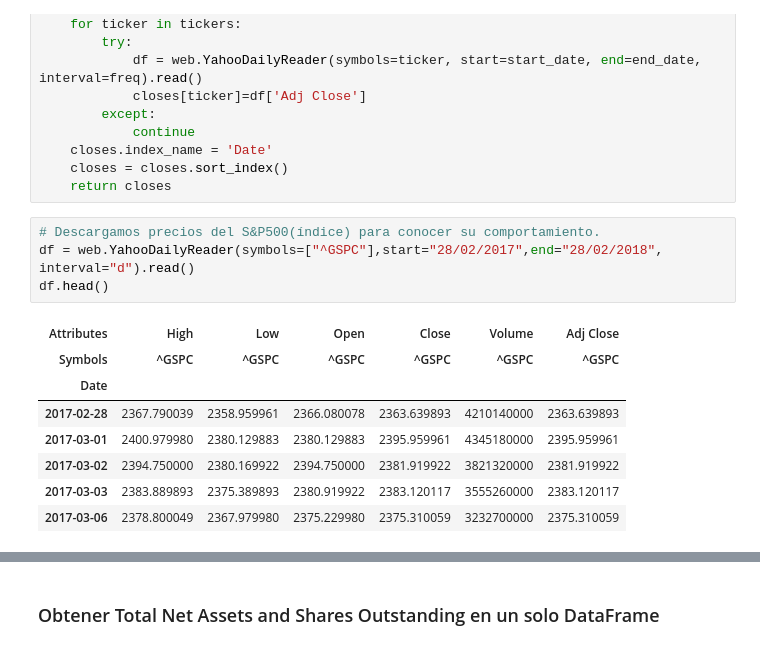
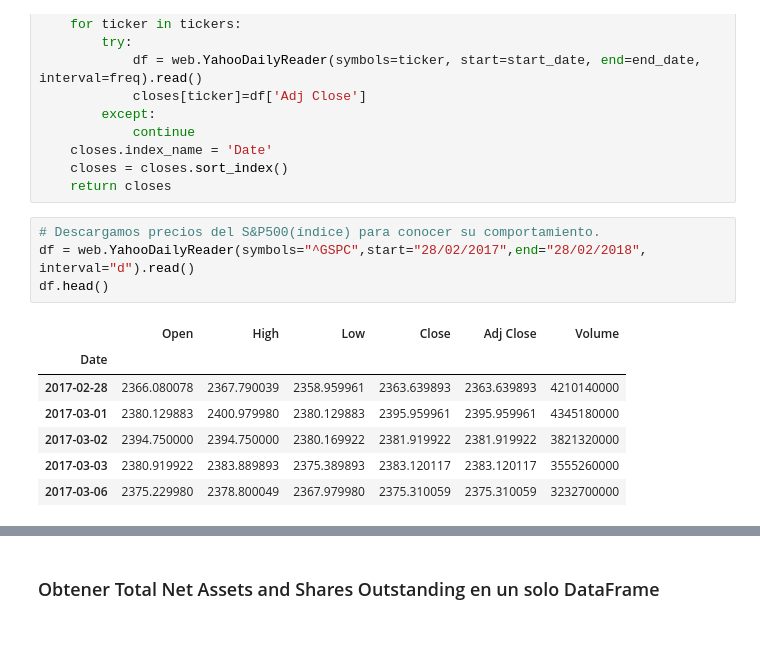
Before and after one commit to cRistiancec/Microestructuras-Sistemas-de-Trading-Lab-1, a Jupyter notebook: Laboratorio1/D_myst_laboratorio1.ipynb, the cells around one changed output, grey strips where cells are left out. Saved outputs shown, nothing was run; the diff lists cells and outputs as text.

```diff
--- a/Laboratorio1/D_myst_laboratorio1.ipynb
+++ b/Laboratorio1/D_myst_laboratorio1.ipynb
@@ -248,17 +247,16 @@ def get_closes(tickers, start_date=None, end_date=None, freq=None):
     return closes
 # %%
 # Descargamos precios del S&P500(índice) para conocer su comportamiento.
-df = web.YahooDailyReader(symbols=["^GSPC"],start="28/02/2017",end="28/02/2018", interval="d").read()
+df = web.YahooDailyReader(symbols="^GSPC",start="28/02/2017",end="28/02/2018", interval="d").read()
 df.head()
 # %% [output]
-| Attributes | High | Low | Open | Close | Volume | Adj Close |
-| Symbols | ^GSPC | ^GSPC | ^GSPC | ^GSPC | ^GSPC | ^GSPC |
+|  | Open | High | Low | Close | Adj Close | Volume |
 | Date |  |  |  |  |  |  |
-| 2017-02-28 | 2367.790039 | 2358.959961 | 2366.080078 | 2363.639893 | 4210140000 | 2363.639893 |
-| 2017-03-01 | 2400.979980 | 2380.129883 | 2380.129883 | 2395.959961 | 4345180000 | 2395.959961 |
-| 2017-03-02 | 2394.750000 | 2380.169922 | 2394.750000 | 2381.919922 | 3821320000 | 2381.919922 |
-| 2017-03-03 | 2383.889893 | 2375.389893 | 2380.919922 | 2383.120117 | 3555260000 | 2383.120117 |
-| 2017-03-06 | 2378.800049 | 2367.979980 | 2375.229980 | 2375.310059 | 3232700000 | 2375.310059 |
+| 2017-02-28 | 2366.080078 | 2367.790039 | 2358.959961 | 2363.639893 | 2363.639893 | 4210140000 |
+| 2017-03-01 | 2380.129883 | 2400.979980 | 2380.129883 | 2395.959961 | 2395.959961 | 4345180000 |
+| 2017-03-02 | 2394.750000 | 2394.750000 | 2380.169922 | 2381.919922 | 2381.919922 | 3821320000 |
+| 2017-03-03 | 2380.919922 | 2383.889893 | 2375.389893 | 2383.120117 | 2383.120117 | 3555260000 |
+| 2017-03-06 | 2375.229980 | 2378.800049 | 2367.979980 | 2375.310059 | 2375.310059 | 3232700000 |
 # %%
 trace = go.Candlestick(x=df.index,
                 open=df['Open'],
```
Also changed, not shown: parts of 15 cells of this notebook.
